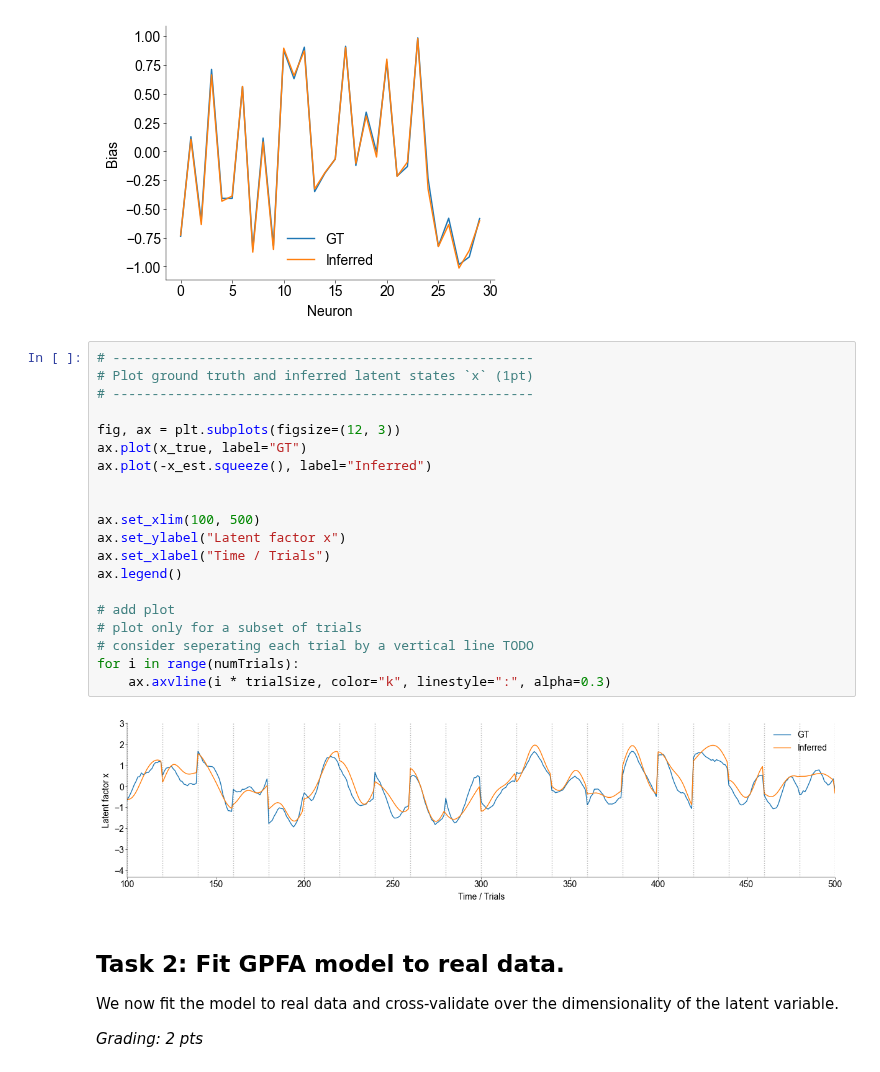
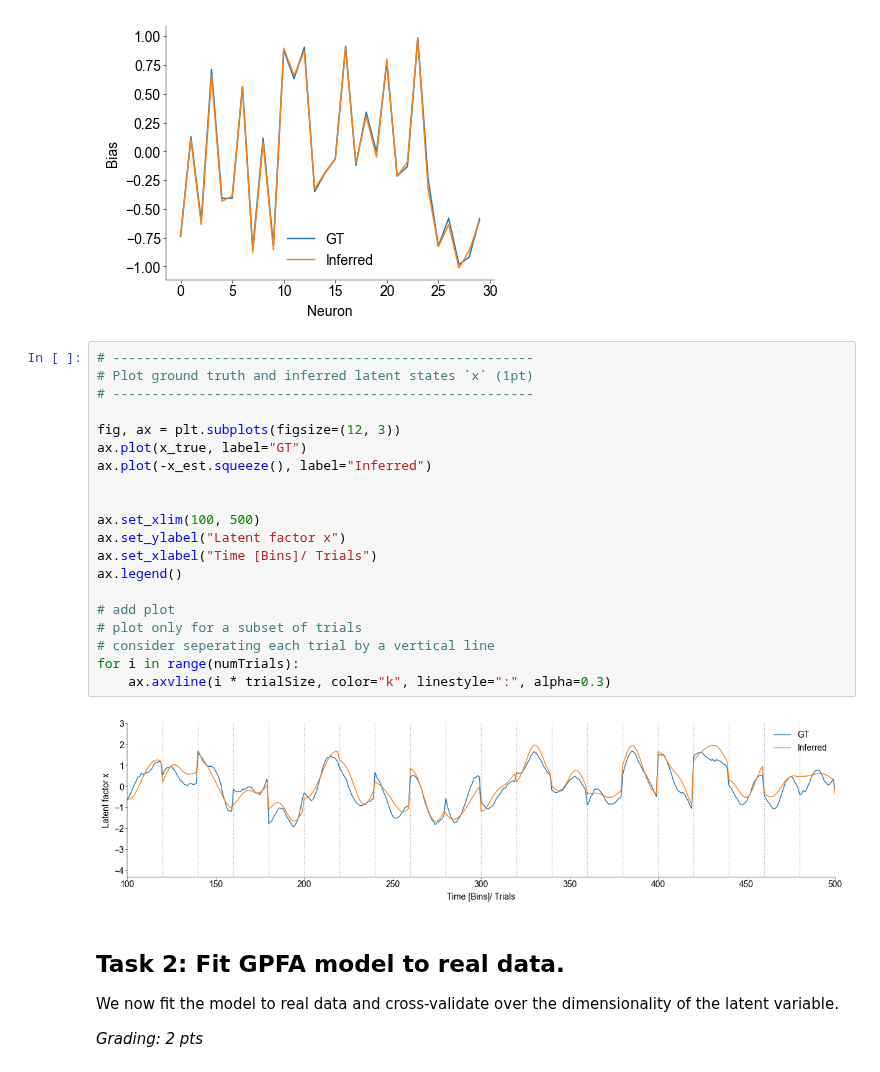
Before and after one commit to H-Kugler/neural-data-science, a Jupyter notebook: notebooks/CodingLab6_leandro.ipynb, the cells around one changed output. Saved outputs shown, nothing was run; the diff lists cells and outputs as text.

```diff
--- a/notebooks/CodingLab6_leandro.ipynb
+++ b/notebooks/CodingLab6_leandro.ipynb
@@ -333,25 +330,25 @@ ax.legend()
 # %%
 # ------------------------------------------------------
 # Plot ground truth and inferred latent states `x` (1pt)
 # ------------------------------------------------------
 
 fig, ax = plt.subplots(figsize=(12, 3))
 ax.plot(x_true, label="GT")
 ax.plot(-x_est.squeeze(), label="Inferred")
 
 
 ax.set_xlim(100, 500)
 ax.set_ylabel("Latent factor x")
-ax.set_xlabel("Time / Trials")
+ax.set_xlabel("Time [Bins]/ Trials")
 ax.legend()
 
 # add plot
 # plot only for a subset of trials
-# consider seperating each trial by a vertical line TODO
+# consider seperating each trial by a vertical line
 for i in range(numTrials):
     ax.axvline(i * trialSize, color="k", linestyle=":", alpha=0.3)
 # %% [output]
-[figure, old version]
+[figure, new version]
 # %% [markdown]
 ## Task 2: Fit GPFA model to real data.
 
```
Also changed, not shown: parts of 9 cells of this notebook.
